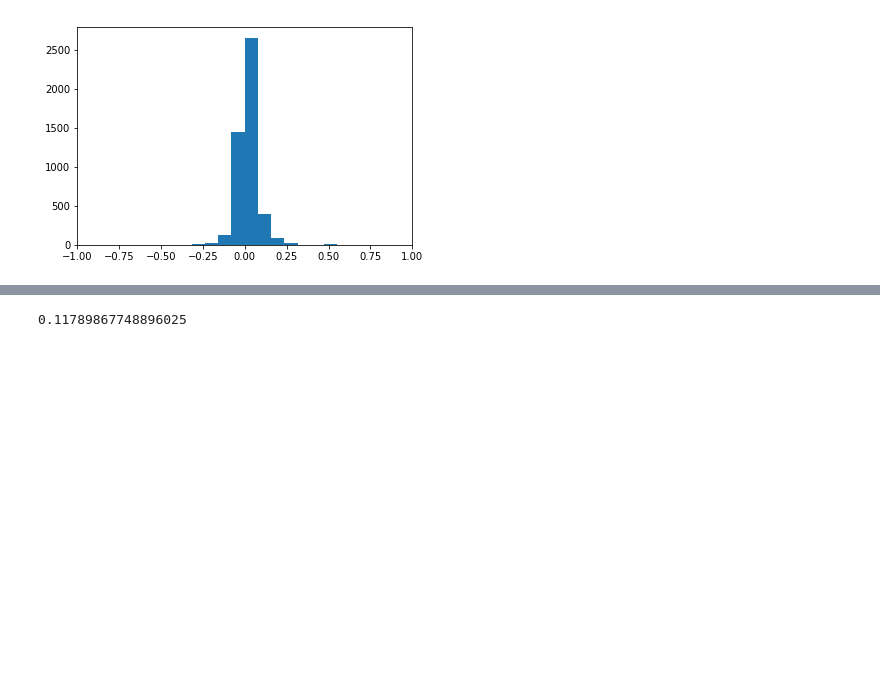
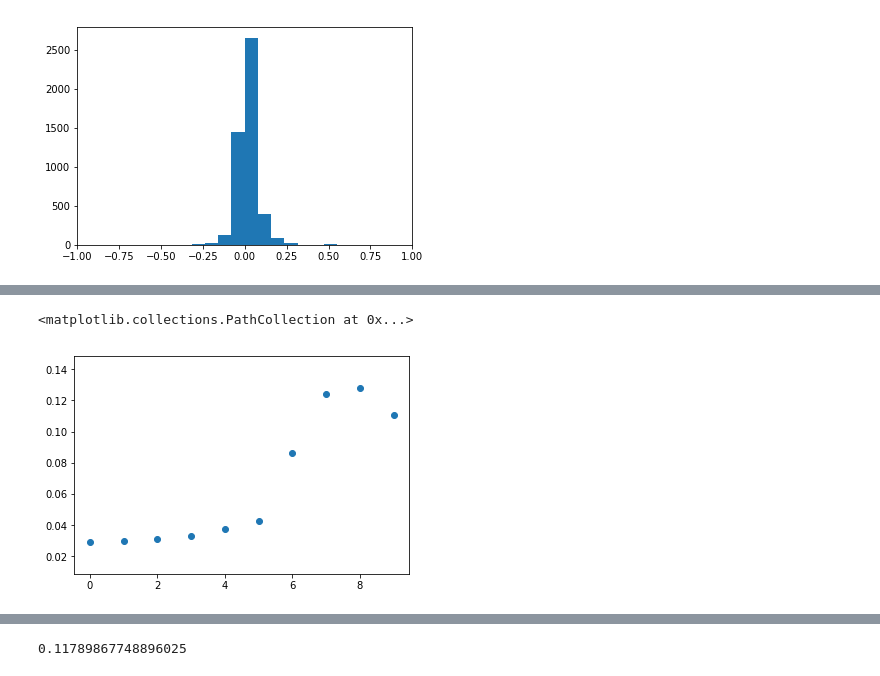
Before and after one commit to VProv/JUNO, a Jupyter notebook: notebooks/Simple CNN test-Energy.ipynb, the cells around one changed output, grey strips where cells are left out. Cells and saved outputs as stored; diff of their text form; code cells hidden in the pictures; blank space fills up the shorter version.

```diff
--- a/notebooks/Simple CNN test-Energy.ipynb
+++ b/notebooks/Simple CNN test-Energy.ipynb
@@ -166,4 +175,4 @@ X_train.shape, y_train.shape
 # %%
 from keras.callbacks import CSVLogger
 
-csv_logger = CSVLogger('log_203E.csv', append=True, separator=';')
+csv_logger = CSVLogger(logdir, append=True, separator=';')
@@ -170,5 +183,5 @@ csv_logger = CSVLogger('log_203E.csv', append=True, separator=';')
 # %%
-out = model.fit(X_train, y_train, batch_size=32,
-                epochs=30,
-                callbacks=[csv_logger],
-                validation_data=(X_test, y_test))
+#out = model.fit(X_train, y_train, batch_size=32,
+#                epochs=30,
+#                callbacks=[csv_logger, reduce_lr],
+#                validation_data=(X_test, y_test))
@@ -226,0 +273,32 @@ plt.xlim((-1,1))
+# %%
+def test_sigmas(model, test_dir='/mnt/iprovilkov/data_dir/', test_column='E'):
+    sigmas = {}
+    MSEs = {}
+    predictions = {}
+    for energy in tqdm(range(10)):
+        try:
+            data_lpmt = np.load(test_dir + str(energy) + 'data_lpmt.npy')
+            true_info = pd.read_csv(TRAIN_DIR + str(energy)+'MeV_'+'true_info.csv')
+        except:
+            lpmt_hits = pd.read_hdf(test_dir + str(energy)+'MeV_'+ 'lpmt_hits.h5', mode='r')
+            spmt_hits = pd.read_hdf(test_dir + str(energy)+'MeV_'+'spmt_hits.h5', mode='r')
+            pos = pd.read_csv(TRAIN_DIR + str(energy)+'MeV_'+'lpmt_pos.csv')
+            spmt_pos = pd.read_csv(TRAIN_DIR + str(energy)+'MeV_'+'spmt_pos.csv')
+            true_info = pd.read_csv(TRAIN_DIR + str(energy)+'MeV_'+'true_info.csv')
+            data_lpmt, event_to_id = get_data_2dprojection(lpmt_hits,
+                                    spmt_hits,
+                                    pos,
+                                    true_info,
+                                    use_spmt=True)
+            np.save(test_dir+str(energy)+'data_lpmt', data_lpmt)
+        preds = np.maximum(model.predict(data_lpmt), 0)
+        y_test = true_info[test_column]
+
+        predictions[energy] = preds
+        MSEs[energy] = mean_squared_error(preds, y_test)
+
+        sigmas[energy] = np.var(preds - preds.mean())
+    print("+")
+    return sigmas, MSEs, predictions
+# %%
+sigmas, MSEs, predictions = test_sigmas(model)
@@ -226,0 +320,5 @@ plt.xlim((-1,1))
+# %%
+plt.scatter(sigmas.keys(), sigmas.values())
+# %% [output]
+<matplotlib.collections.PathCollection at 0x...>
+[figure, added]
```
Also changed, not shown: parts of 51 cells of this notebook, 7 other files.
